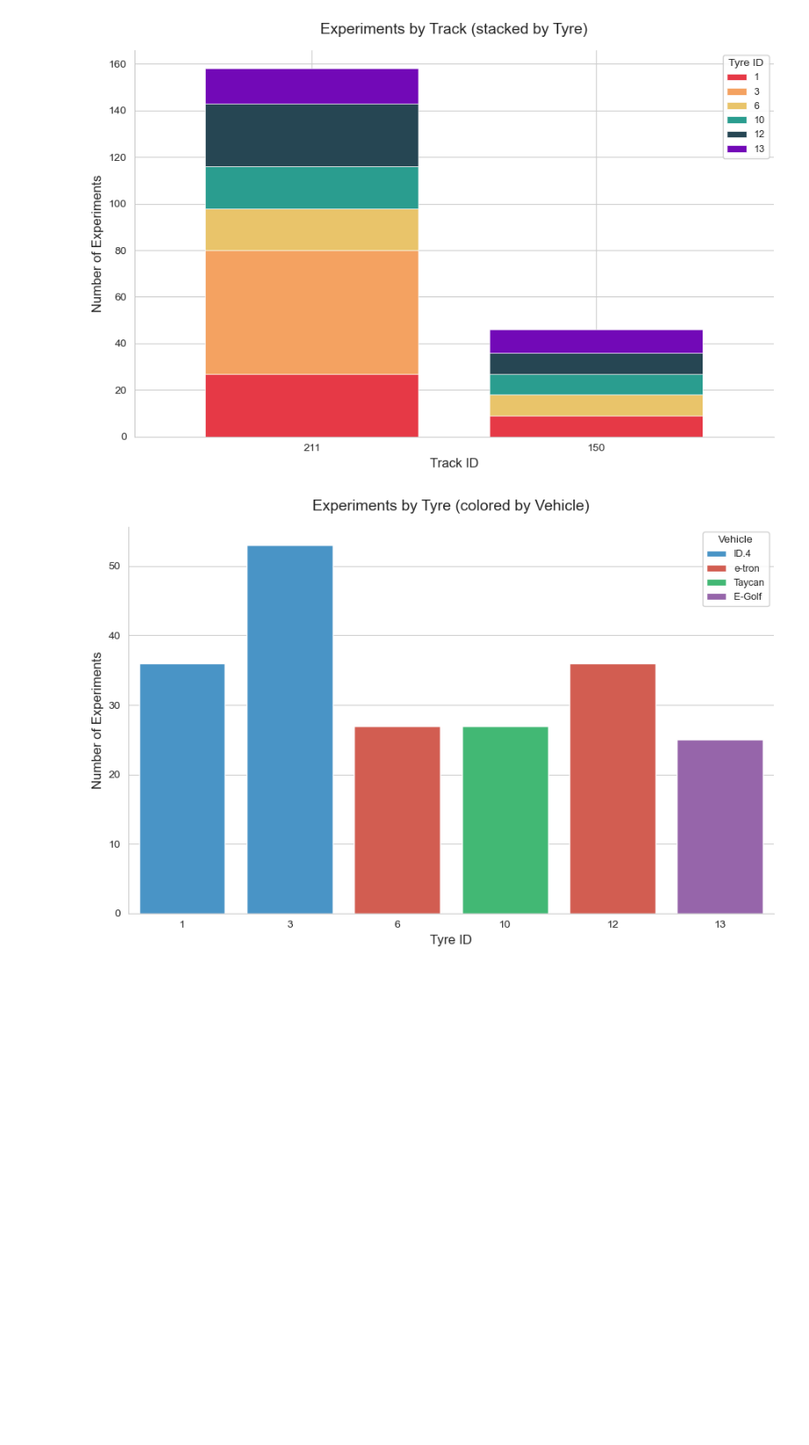
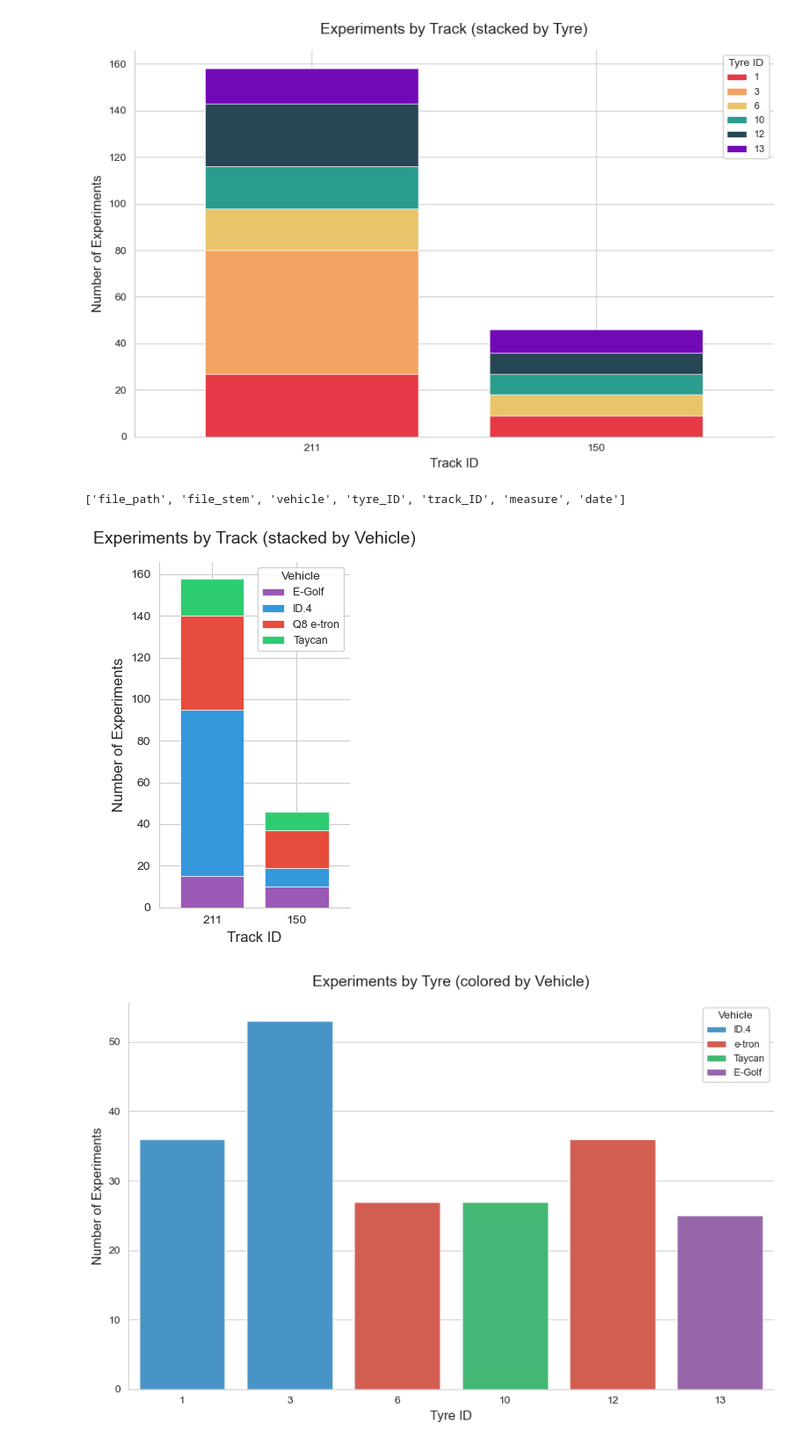
Before and after one commit to m-j-w-f/ROAR, a Jupyter notebook: src/roar/notenbooks/01explore.ipynb, the cells around one changed output. Shown at 88% size. Drawn from its saved outputs; the diff is of its cells as text; code cells hidden in the pictures; blank space fills up the shorter version.

Commit message:
add more plots

```diff
--- a/src/roar/notenbooks/01explore.ipynb
+++ b/src/roar/notenbooks/01explore.ipynb
@@ -363,6 +363,58 @@ plt.tight_layout()
 plt.savefig(ROOT_DIR / "plots" / "experiments_per_track_stacked_by_tyre_bar.pdf", dpi=300)
 # %% [output]
 [figure]
+# %%
+files_df.columns
+# %% [output]
+['file_path', 'file_stem', 'vehicle', 'tyre_ID', 'track_ID', 'measure', 'date']
+# %%
+# Stacked bar chart of experiments by Track, colored by Tyre ID
+pdf = (
+    files_df.group_by(["track_ID", "vehicle"])
+    .agg(pl.col("file_path").n_unique().alias("experiments"))
+    .to_pandas()
+)
+
+pivot_data = pdf.pivot(index="track_ID", columns="vehicle", values="experiments").fillna(0)
+
+# Sort by total experiments
+pivot_data["total"] = pivot_data.sum(axis=1)
+pivot_data = pivot_data.sort_values("total", ascending=False).drop(columns="total")
+
+fig, ax = plt.subplots(figsize=(3, 5))
+
+# Get colors for each tyre column
+# colors = [VEHICLE_COLORS.get(int(col), "#95a5a6") for col in pivot_data.columns]
+colors = [VEHICLE_COLORS.get(v, "#95a5a6") for v in pivot_data.columns]
+
+
+pivot_data.plot(
+    kind="bar",
+    stacked=True,
+    ax=ax,
+    color=colors,
+    width=0.75,
+    edgecolor="white",
+    linewidth=0.5,
+)
+
+ax.set_xlabel("Track ID", fontsize=12)
+ax.set_ylabel("Number of Experiments", fontsize=12)
+ax.set_title("Experiments by Track (stacked by Vehicle)", fontsize=14, pad=15)
+ax.legend(
+    title="Vehicle",
+    loc="upper right",
+    fontsize=9,
+    title_fontsize=10,
+    framealpha=0.9,
+)
+ax.spines["top"].set_visible(False)
+ax.spines["right"].set_visible(False)
+plt.xticks(rotation=0)
+plt.tight_layout()
+plt.savefig(ROOT_DIR / "plots" / "experiments_per_track_stacked_by_vehicle_bar.pdf", dpi=300)
+# %% [output]
+[figure, added]
 # %%
 # Bar chart of experiments by Tyre, colored by vehicle type"""
 pdf = (
```
Also changed, not shown: parts of 1 cell of this notebook, 1 other file.
